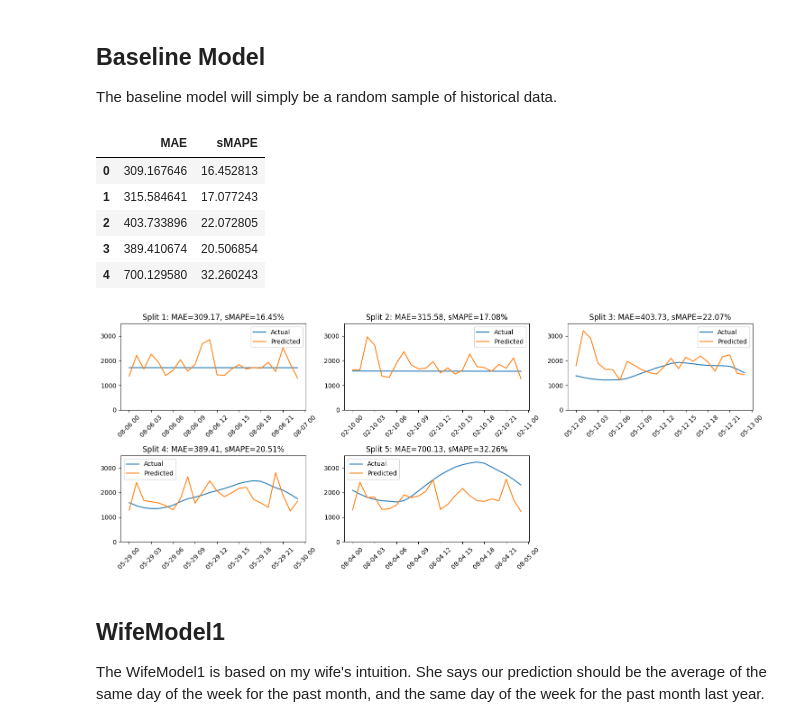
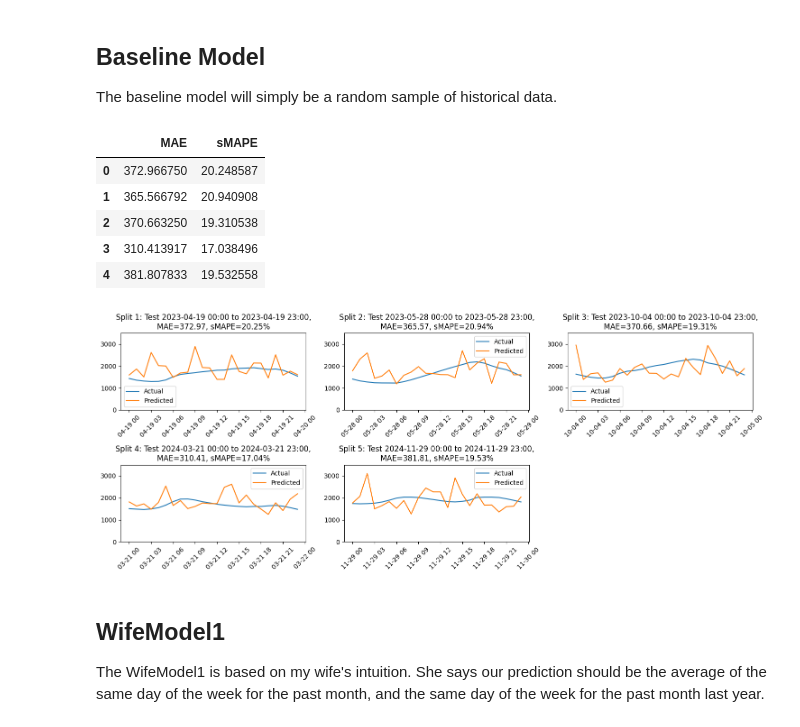
Before and after one commit to hankehly/adhoc-energy-analytics, a Jupyter notebook: notebooks/202503151107_load_forecasting.ipynb, the cells around one changed output. Saved outputs shown, nothing was run; the diff lists cells and outputs as text; code cells hidden in the pictures.

```diff
--- a/notebooks/202503151107_load_forecasting.ipynb
+++ b/notebooks/202503151107_load_forecasting.ipynb
@@ -10,10 +10,14 @@
 * Daylight savings time is not accounted for in the training data. I remove the hour that is repeated in the fall.
 # %%
+import datetime
 import glob
 
 import pandas as pd
 
 from adhoc_energy_analytics.constants import RAW_DATA_DIR
+
+pd.set_option("display.max_columns", 100)
+pd.set_option("display.max_rows", 200)
 
 datetime_cols = [
     "UTC Timestamp (Interval Ending)",
@@ -410,7 +346,7 @@ X = df
 y = df["KCPL Actual Load (MW)"]
 
 # Extract unique full days from the DatetimeIndex
-unique_dates = df.index.normalize().unique()  # Normalize to remove time component
+valid_dates = df.index.normalize().unique()
 
 # Define parameters
 n_splits = 5  # Number of cross-validation splits
@@ -418,9 +354,15 @@ train_days = 365 * 2  # Fixed training window size (e.g., 2 years)
 gap_days = 1  # One-day gap between training and testing
 test_days = 1  # Always 1 day (24-hour test window)
 
-# Randomly select non-overlapping test days
+valid_test_days = [
+    date
+    for date in valid_dates
+    if (date - pd.Timedelta(days=train_days + gap_days)) in valid_dates
+]
+
+# Randomly select test days from valid ones
 random_test_days = sorted(
-    random.sample(list(unique_dates[train_days + gap_days :]), n_splits)
+    random.sample(valid_test_days, min(n_splits, len(valid_test_days)))
 )
 
 # Store custom time-based splits
@@ -441,4 +383,7 @@ for test_day in random_test_days:
 
     # Store the train-test split
     if len(test_indices) == 24 and len(train_indices) > 0:  # Ensure valid splits
+        print(f"Train period: {train_indices.min()} to {train_indices.max()}")
+        print(f"Test period: {test_indices.min()} to {test_indices.max()}")
+        print()
         custom_splits.append((train_indices.tolist(), test_indices.tolist()))
@@ -516,40 +476,42 @@ for i, (train_index, test_index) in enumerate(custom_splits):
     # Predict on the 24-hour test window
     y_pred = model.predict(X_test)
 
     # Compute MAE and sMAPE for this sliding window split
     mae = mean_absolute_error(y_test, y_pred)
     smape_value = smape(y_test, y_pred)
 
     # Store the evaluation results
     evaluation_results["MAE"].append(mae)
     evaluation_results["sMAPE"].append(smape_value)
 
     # print(y_test)
 
     # Plot actual vs predicted values for this split
     axes[i].plot(y_test.index, y_test, label="Actual")
     axes[i].plot(y_test.index, y_pred, label="Predicted")
-    axes[i].set_title(f"Split {i+1}: MAE={mae:.2f}, sMAPE={smape_value:.2f}%")
+    axes[i].set_title(
+        f"Split {i+1}: Test {y_test.index.min().strftime('%Y-%m-%d %H:%M')} to {y_test.index.max().strftime('%Y-%m-%d %H:%M')},\nMAE={mae:.2f}, sMAPE={smape_value:.2f}%"
+    )
     axes[i].legend()
     axes[i].set_ylim(0, 3500)
     axes[i].tick_params(axis="x", rotation=45)
 
 # Remove unused subplots if any exist
 for j in range(i + 1, len(axes)):
     fig.delaxes(axes[j])
 
 plt.tight_layout()
 
 # Convert results to a DataFrame for better visualization
 pd.DataFrame(evaluation_results)
 # %% [output]
 |  | MAE | sMAPE |
-| 0 | 309.167646 | 16.452813 |
-| 1 | 315.584641 | 17.077243 |
-| 2 | 403.733896 | 22.072805 |
-| 3 | 389.410674 | 20.506854 |
-| 4 | 700.129580 | 32.260243 |
+| 0 | 372.966750 | 20.248587 |
+| 1 | 365.566792 | 20.940908 |
+| 2 | 370.663250 | 19.310538 |
+| 3 | 310.413917 | 17.038496 |
+| 4 | 381.807833 | 19.532558 |
-[figure, old version]
+[figure, new version]
 # %% [markdown]
 ## WifeModel1
 
```
Also changed, not shown: parts of 15 cells of this notebook.
